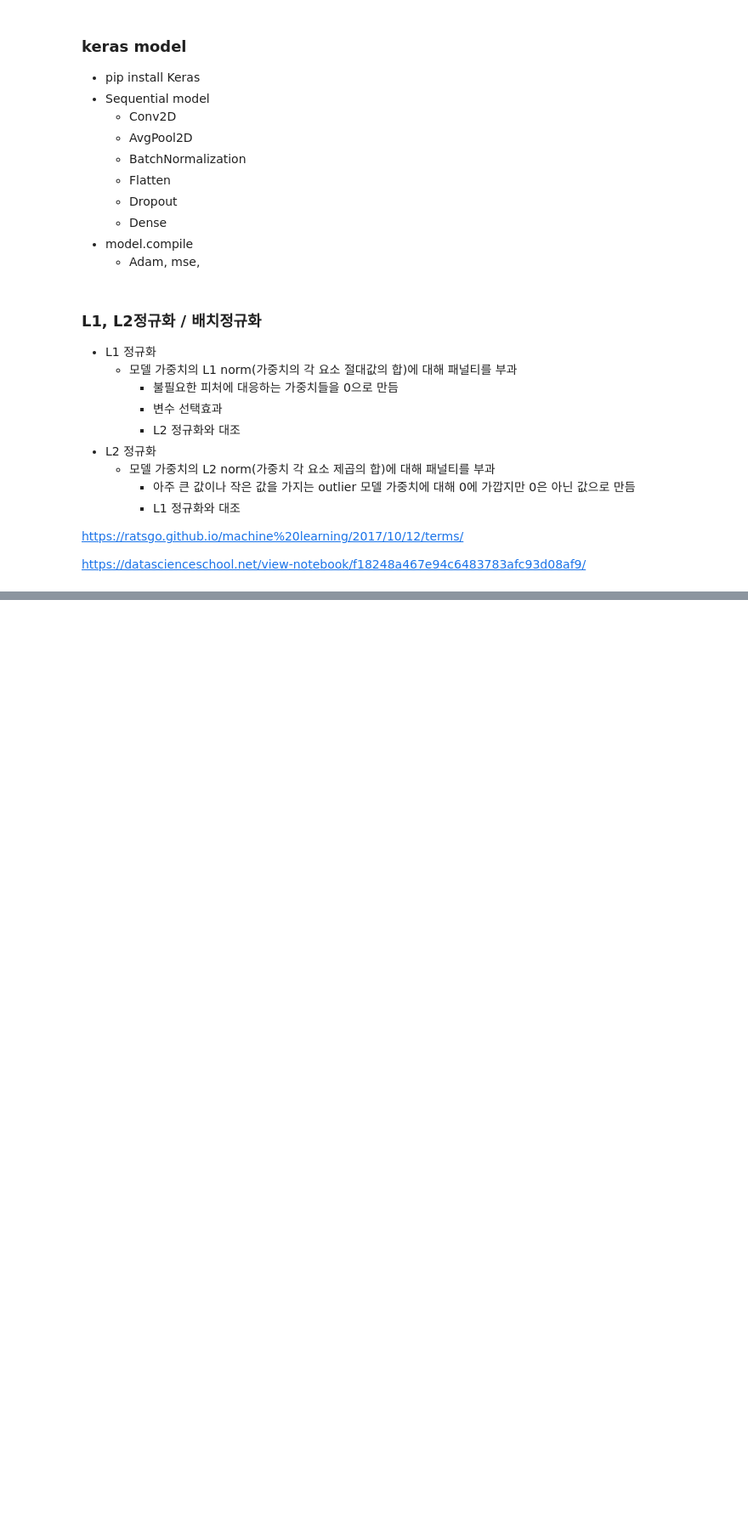
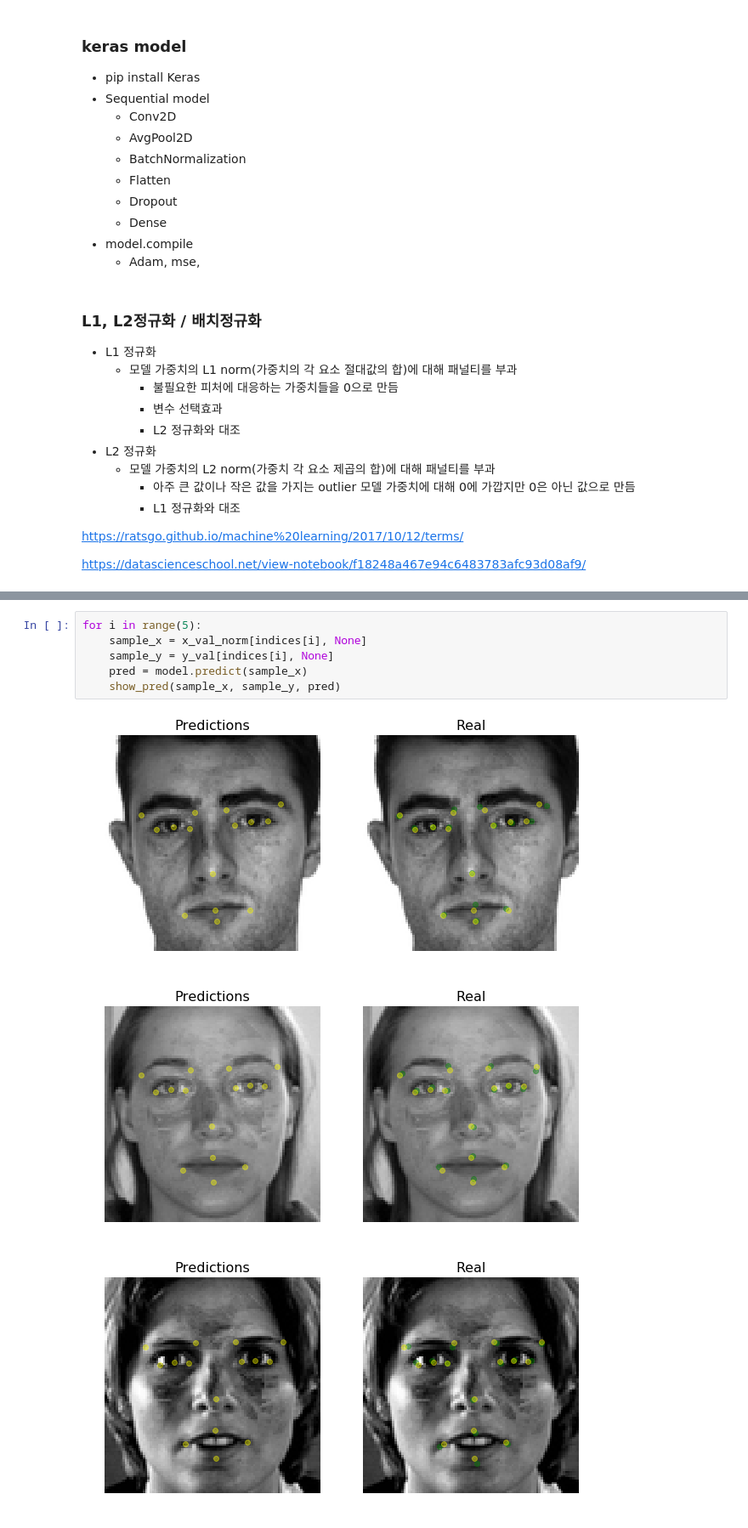
Before and after one commit to ultra118/Python_ML, a Jupyter notebook: Kaggle/facial_keypoints/facial_keypoint_detection_keras.ipynb, the cells around one changed output, grey strips where cells are left out. Shown at 85% size. Saved outputs shown, nothing was run; the diff lists cells and outputs as text; blank space fills up the shorter version.

```diff
--- a/Kaggle/facial_keypoints/facial_keypoint_detection_keras.ipynb
+++ b/Kaggle/facial_keypoints/facial_keypoint_detection_keras.ipynb
@@ -152,0 +387,10 @@ model.add(Conv2D(16, (3,3), input_shape = (96,96,1), activation ='relu', kernel_
+# %%
+for i in range(5):
+    sample_x = x_val_norm[indices[i], None]
+    sample_y = y_val[indices[i], None]
+    pred = model.predict(sample_x)
+    show_pred(sample_x, sample_y, pred)
+# %% [output]
+[figure, added]
+[figure, added]
+[figure, added]
```
Also changed, not shown: parts of 26 cells of this notebook.
